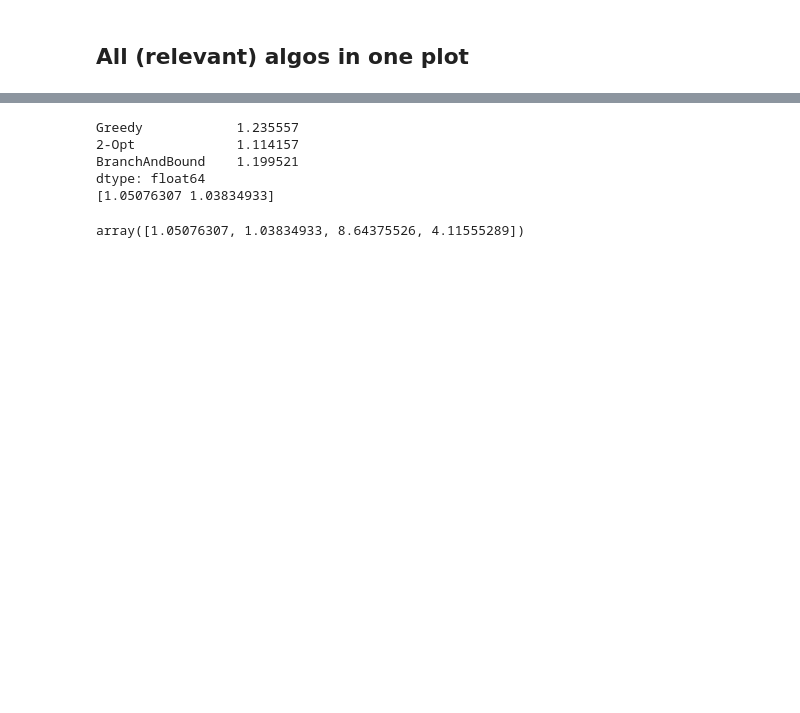
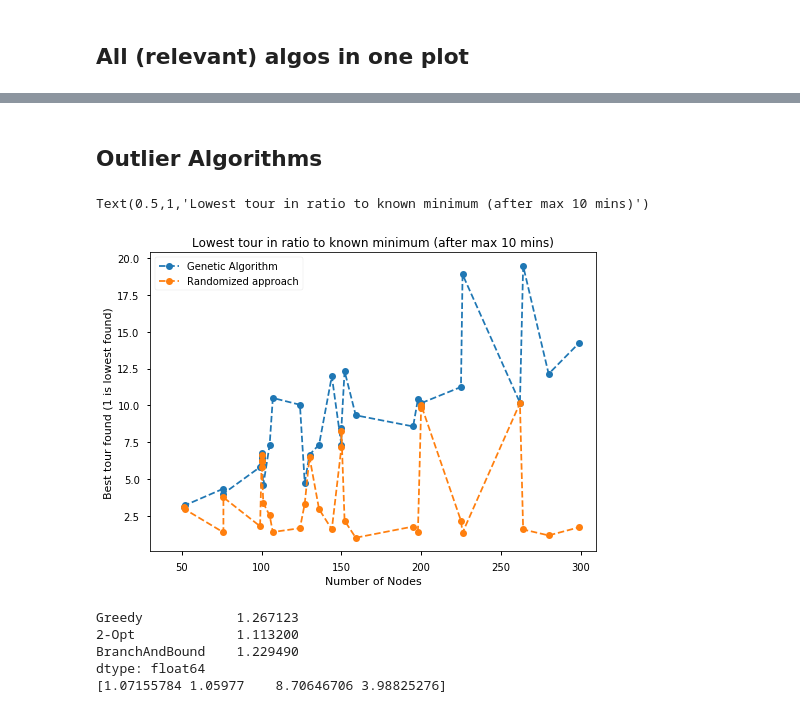
Before and after one commit to FabianWalocha/TSProject, a Jupyter notebook: benchmarking/Benchmarking.ipynb, the cells around one changed output, grey strips where cells are left out. Cells and saved outputs as stored; diff of their text form; code cells hidden in the pictures; blank space fills up the shorter version.

```diff
--- a/benchmarking/Benchmarking.ipynb
+++ b/benchmarking/Benchmarking.ipynb
@@ -481,13 +495,21 @@ Text(0.5,1,'Lowest tour in ratio to known minimum (after max 10 mins)')
+# %% [markdown]
+## Outlier Algorithms
+# %%
+plt.plot(sortNodes,rm_si[:,2:],'--o')
+plt.legend(['Genetic Algorithm','Randomized approach'])
+plt.xlim(30,310)
+plt.xlabel('Number of Nodes')
+plt.ylabel('Best tour found (1 is lowest found)')
+plt.title('Lowest tour in ratio to known minimum (after max 10 mins)')
+# %% [output]
+Text(0.5,1,'Lowest tour in ratio to known minimum (after max 10 mins)')
+[figure, added]
 # %%
 print(np.mean(res_si,axis=0))
-print(np.mean(rm_si,axis=0)[:2])
+print(np.mean(rm_si,axis=0))
 # %% [output]
-Greedy            1.235557
-2-Opt             1.114157
-BranchAndBound    1.199521
+Greedy            1.267123
+2-Opt             1.113200
+BranchAndBound    1.229490
 dtype: float64
-[1.05076307 1.03834933]
+[1.07155784 1.05977    8.70646706 3.98825276]
-# %%
-np.mean(rm_si,axis=0)
-# %% [output]
-array([1.05076307, 1.03834933, 8.64375526, 4.11555289])
```
Also changed, not shown: parts of 11 cells of this notebook, 1 other file.
